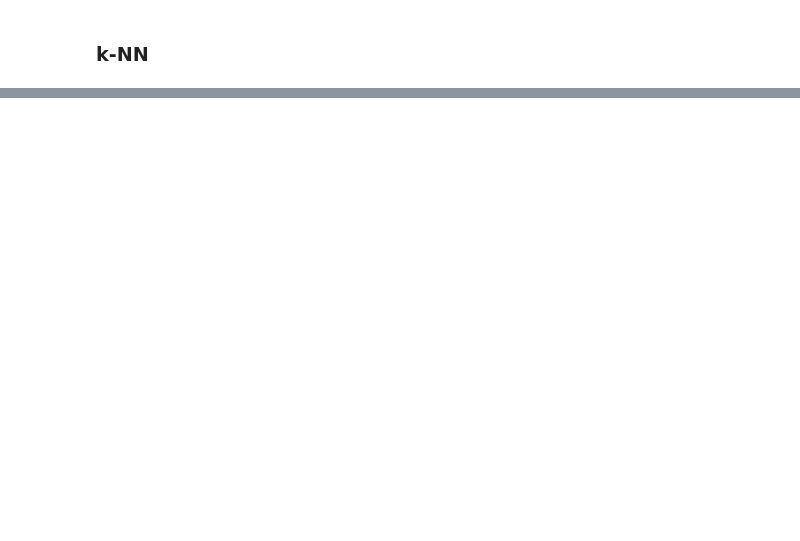
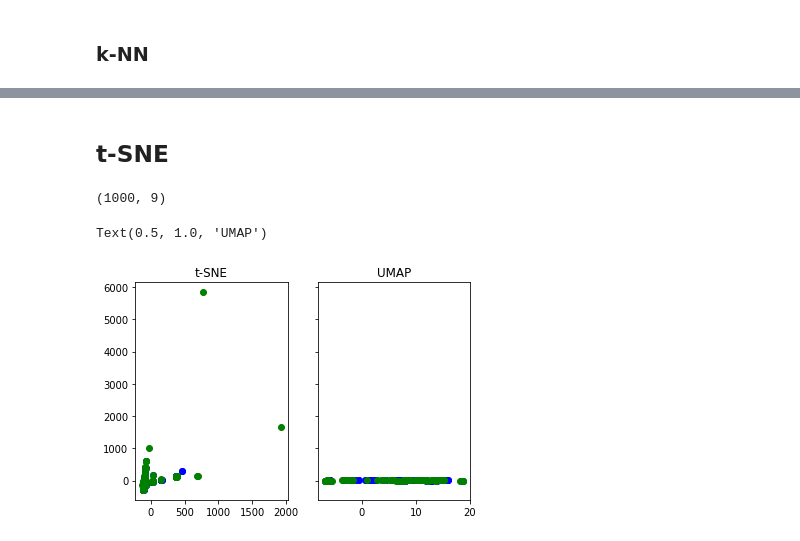
Before and after one commit to pablojgm/AICamp, a Jupyter notebook: Untitled1.ipynb, the cells around one changed output, grey strips where cells are left out. Saved outputs shown, nothing was run; the diff lists cells and outputs as text; code cells hidden in the pictures; blank space fills up the shorter version.

```diff
--- a/Untitled1.ipynb
+++ b/Untitled1.ipynb
@@ -193,0 +286,26 @@ precision [0.         0.8364486  0.1        0.75342466]
+# %% [markdown]
+## t-SNE
+# %%
+####
+combined = data
+print(combined.shape)
+####
+from sklearn import manifold
+combined_tSNE = manifold.TSNE(n_components=2, init='pca',perplexity=30,learning_rate=200,n_iter=500,random_state=2).fit_transform(combined)
+####
+import umap
+combined_UMAP = umap.UMAP(n_neighbors=10, min_dist=0.3, n_components=2,random_state=2).fit_transform(combined)
+
+fig, (ax1, ax2) = plt.subplots(1, 2, sharey=True)
+
+ax1.scatter(combined_tSNE[0:90,0], combined_tSNE[0:90,1], c='blue')
+ax1.scatter(combined_tSNE[90:180,0], combined_tSNE[90:180,1], c='green')
+ax1.set_title('t-SNE')
+
+ax2.scatter(combined_UMAP[0:90,0], combined_UMAP[0:90,1], c='blue')
+ax2.scatter(combined_UMAP[90:180,0], combined_UMAP[90:180,1], c='green')
+ax2.set_title('UMAP')
+# %% [output]
+(1000, 9)
+Text(0.5, 1.0, 'UMAP')
+[figure, added]
```
Also changed, not shown: parts of 15 cells of this notebook.
